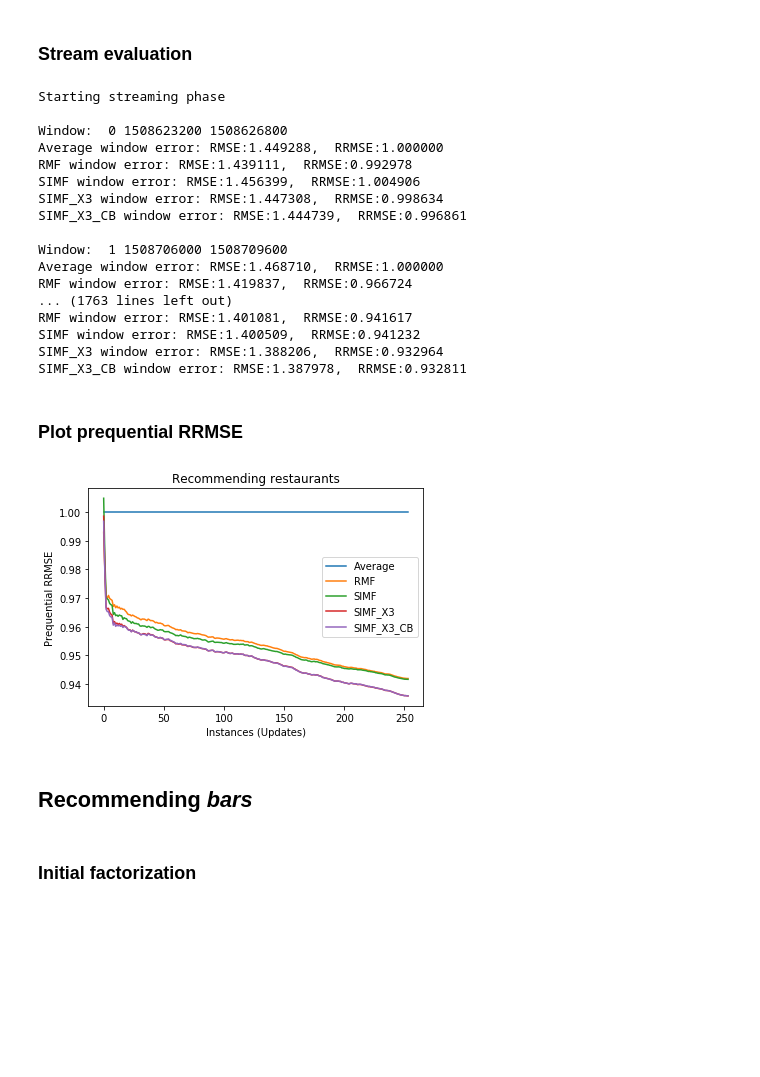
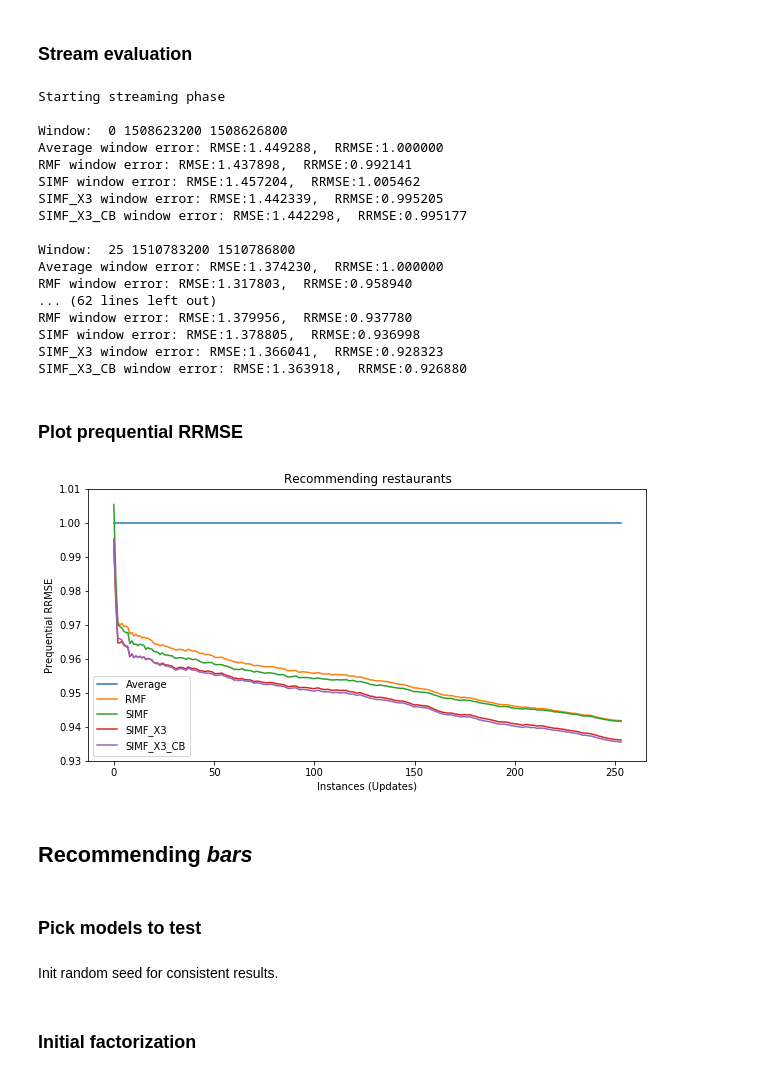
Before and after one commit to MartinJakomin/SIMF, a Jupyter notebook: examples/yelp.ipynb, the cells around one changed output. Saved outputs shown, nothing was run; the diff lists cells and outputs as text; code cells hidden in the pictures; blank space fills up the shorter version.

```diff
--- a/examples/yelp.ipynb
+++ b/examples/yelp.ipynb
@@ -101,7 +88,7 @@ def evaluate_stream(models, relations, streams, update_interval=3600, max_iter=3
     # Update models with new params
     for n, m in models.items():
         m.max_iter = max_iter
-    print("Starting streaming phase\n")
+    print("Starting streaming phase")
     for k, s in enumerate(streams):
         streams[k] = list([
             [int(x) for x in s[0]],
@@ -139,7 +126,9 @@ def evaluate_stream(models, relations, streams, update_interval=3600, max_iter=3
         true_values = np.array(windows[0][2])
         average_rmse = None
 
-        print("Window: ", i, current_ts, next_ts)
+        if i % 25 == 0:
+            print()
+            print("Window: ", i, current_ts, next_ts)
         # Loop through all models
         for m_name, m in models.items():
             # Get predictions for the current window
@@ -150,7 +139,8 @@ def evaluate_stream(models, relations, streams, update_interval=3600, max_iter=3
             # Get the error for other predictors and calculate the rrmse
             mrmse = m.rmse(true_values, predictions)
             rrmse = mrmse / average_rmse
-            print("%s window error: RMSE:%f,  RRMSE:%f" % (m_name, mrmse, rrmse))
+            if i % 25 == 0:
+                print("%s window error: RMSE:%f,  RRMSE:%f" % (m_name, mrmse, rrmse))
             # Append results
             if m_name not in results:
                 results[m_name] = ([mrmse], [rrmse])
@@ -162,8 +152,9 @@ def evaluate_stream(models, relations, streams, update_interval=3600, max_iter=3
             r1.set_matrix(build_sparse_matrix(windows[0][:3]))
             r2.set_matrix(build_sparse_matrix(windows[1][:3]))
             r3.set_matrix(build_sparse_matrix(windows[2][:3]))
-            data = [r1]
+            data = [r1]  # data is just one stream (main relation)
             if "X3" in m_name:
+                # data is composed of all three streams (main relation + two auxiliary relations)
                 data = [r1, r2, r3]
             m.fit_update(data=data, verbose=False)
 
@@ -171,11 +162,10 @@ def evaluate_stream(models, relations, streams, update_interval=3600, max_iter=3
         current_ts += update_interval
         next_ts += update_interval
         i += 1
-        print()
     return results
 # %%
 def plot_results(results, plot_rrmse=True, l=0.99, title='', save_to_file=None, ylim=None):
-    plt.figure()
+    plt.figure(figsize=(10, 5))
     for name, res in results.items():
         rrmses = res[int(plot_rrmse)]
         preq_errors = []
@@ -228,30 +232,32 @@ Initial factorization complete
 # %% [markdown]
 ### Stream evaluation
 # %%
-results = evaluate_stream(models, [r_ur, r_ub, r_uh], [test_ur, test_ub, test_uh])
+results_restaurants = evaluate_stream(models, [r_ur, r_ub, r_uh], [test_ur, test_ub, test_uh])
 # %% [output]
 Starting streaming phase
 
 Window:  0 1508623200 1508626800
 Average window error: RMSE:1.449288,  RRMSE:1.000000
-RMF window error: RMSE:1.439111,  RRMSE:0.992978
-SIMF window error: RMSE:1.456399,  RRMSE:1.004906
-SIMF_X3 window error: RMSE:1.447308,  RRMSE:0.998634
-SIMF_X3_CB window error: RMSE:1.444739,  RRMSE:0.996861
+RMF window error: RMSE:1.437898,  RRMSE:0.992141
+SIMF window error: RMSE:1.457204,  RRMSE:1.005462
+SIMF_X3 window error: RMSE:1.442339,  RRMSE:0.995205
+SIMF_X3_CB window error: RMSE:1.442298,  RRMSE:0.995177
 
-Window:  1 1508706000 1508709600
-Average window error: RMSE:1.468710,  RRMSE:1.000000
-RMF window error: RMSE:1.419837,  RRMSE:0.966724
-... (1763 lines left out)
-RMF window error: RMSE:1.401081,  RRMSE:0.941617
-SIMF window error: RMSE:1.400509,  RRMSE:0.941232
-SIMF_X3 window error: RMSE:1.388206,  RRMSE:0.932964
-SIMF_X3_CB window error: RMSE:1.387978,  RRMSE:0.932811
+Window:  25 1510783200 1510786800
+Average window error: RMSE:1.374230,  RRMSE:1.000000
+RMF window error: RMSE:1.317803,  RRMSE:0.958940
+... (62 lines left out)
+RMF window error: RMSE:1.379956,  RRMSE:0.937780
+SIMF window error: RMSE:1.378805,  RRMSE:0.936998
+SIMF_X3 window error: RMSE:1.366041,  RRMSE:0.928323
+SIMF_X3_CB window error: RMSE:1.363918,  RRMSE:0.926880
 # %% [markdown]
 ### Plot prequential RRMSE
 # %%
-plot_results(results, title='Recommending restaurants')
+plot_results(results_restaurants, title='Recommending restaurants', ylim=(0.93, 1.01))
 # %% [output]
-[figure, old version]
+[figure, new version]
 # %% [markdown]
 ## Recommending *bars*
+# %% [markdown]
+### Pick models to test
@@ -257,0 +272,2 @@ plot_results(results, title='Recommending restaurants')
+# %% [markdown]
+Init random seed for consistent results.
```
Also changed, not shown: parts of 14 cells of this notebook, 3 other files.
